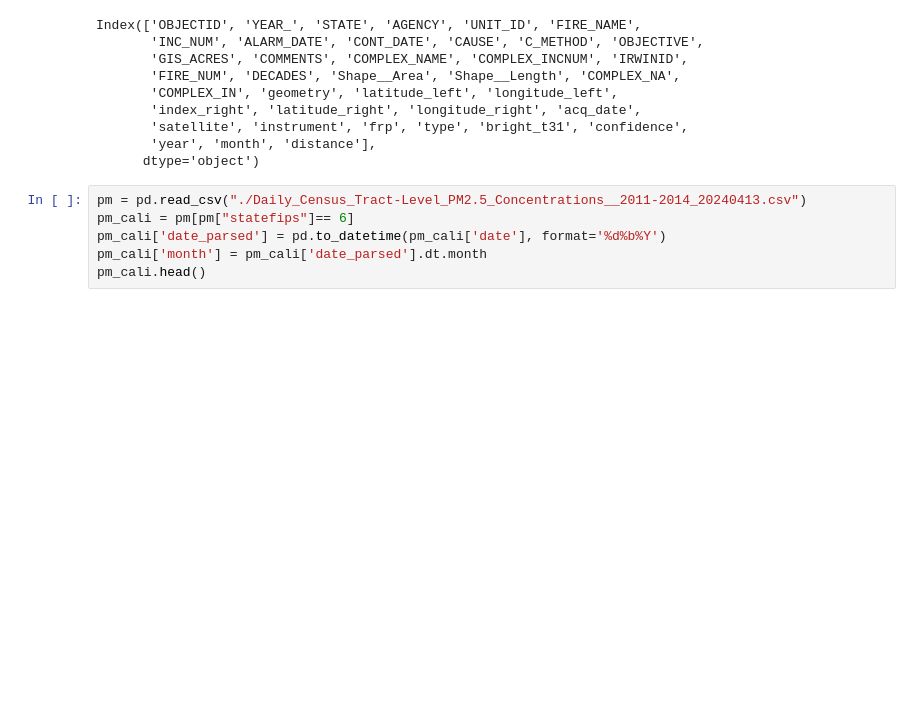
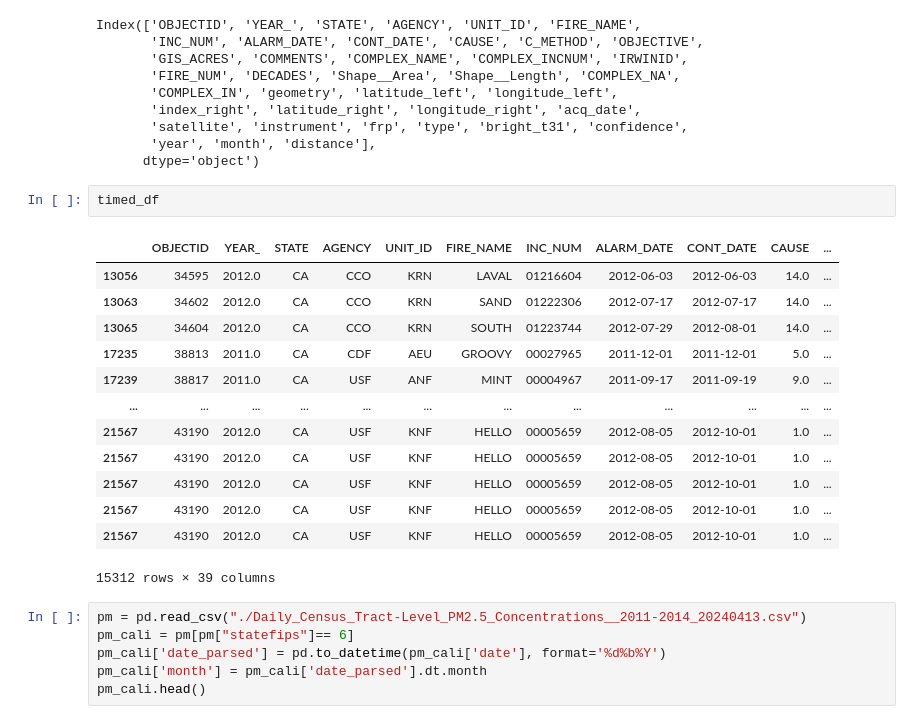
Before and after one commit to oTaira/emberalert, a Jupyter notebook: fireforce_V2.ipynb, the cells around one changed output. Drawn from its saved outputs; the diff is of its cells as text; blank space fills up the shorter version.

```diff
--- a/fireforce_V2.ipynb
+++ b/fireforce_V2.ipynb
@@ -344,6 +344,22 @@ Index(['OBJECTID', 'YEAR_', 'STATE', 'AGENCY', 'UNIT_ID', 'FIRE_NAME',
        'satellite', 'instrument', 'frp', 'type', 'bright_t31', 'confidence',
        'year', 'month', 'distance'],
       dtype='object')
+# %%
+timed_df
+# %% [output]
+|  | OBJECTID | YEAR_ | STATE | AGENCY | UNIT_ID | FIRE_NAME | INC_NUM | ALARM_DATE | CONT_DATE | CAUSE | ... |
+| 13056 | 34595 | 2012.0 | CA | CCO | KRN | LAVAL | 01216604 | 2012-06-03 | 2012-06-03 | 14.0 | ... |
+| 13063 | 34602 | 2012.0 | CA | CCO | KRN | SAND | 01222306 | 2012-07-17 | 2012-07-17 | 14.0 | ... |
+| 13065 | 34604 | 2012.0 | CA | CCO | KRN | SOUTH | 01223744 | 2012-07-29 | 2012-08-01 | 14.0 | ... |
+| 17235 | 38813 | 2011.0 | CA | CDF | AEU | GROOVY | 00027965 | 2011-12-01 | 2011-12-01 | 5.0 | ... |
+| 17239 | 38817 | 2011.0 | CA | USF | ANF | MINT | 00004967 | 2011-09-17 | 2011-09-19 | 9.0 | ... |
+| ... | ... | ... | ... | ... | ... | ... | ... | ... | ... | ... | ... |
+| 21567 | 43190 | 2012.0 | CA | USF | KNF | HELLO | 00005659 | 2012-08-05 | 2012-10-01 | 1.0 | ... |
+| 21567 | 43190 | 2012.0 | CA | USF | KNF | HELLO | 00005659 | 2012-08-05 | 2012-10-01 | 1.0 | ... |
+| 21567 | 43190 | 2012.0 | CA | USF | KNF | HELLO | 00005659 | 2012-08-05 | 2012-10-01 | 1.0 | ... |
+| 21567 | 43190 | 2012.0 | CA | USF | KNF | HELLO | 00005659 | 2012-08-05 | 2012-10-01 | 1.0 | ... |
+| 21567 | 43190 | 2012.0 | CA | USF | KNF | HELLO | 00005659 | 2012-08-05 | 2012-10-01 | 1.0 | ... |
+15312 rows × 39 columns
 # %%
 pm = pd.read_csv("./Daily_Census_Tract-Level_PM2.5_Concentrations__2011-2014_20240413.csv")
 pm_cali = pm[pm["statefips"]== 6]
```
Also changed, not shown: parts of 9 cells of this notebook.
